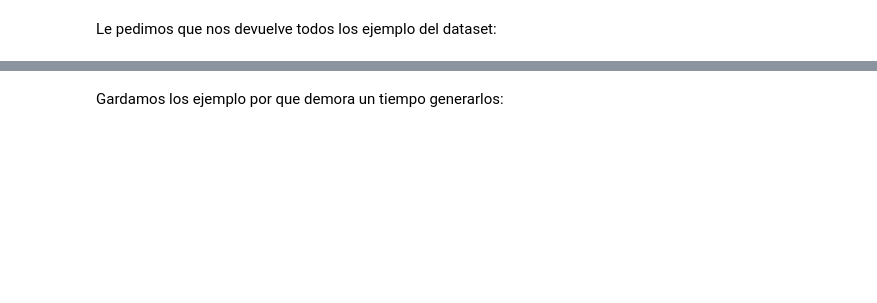
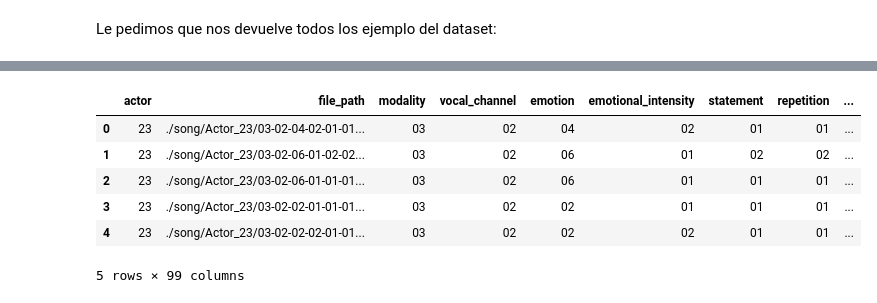
Before and after one commit to magistery-tps/aa-tp2, a Jupyter notebook: notebooks/generar-dataset.ipynb, the cells around one changed output, grey strips where cells are left out. Saved outputs shown, nothing was run; the diff lists cells and outputs as text; code cells hidden in the pictures; blank space fills up the shorter version.

```diff
--- a/notebooks/generar-dataset.ipynb
+++ b/notebooks/generar-dataset.ipynb
@@ -154,0 +158,2 @@ Dataset alredy downloaded!
+# %%
+song_dataset = Dataset(dataset_name='song')
@@ -168,3 +177,11 @@ examples.head()
 5 rows × 99 columns
-# %% [markdown]
-Gardamos los ejemplo por que demora un tiempo generarlos:
+# %%
+song_examples.head()
+# %% [output]
+|  | actor | file_path | modality | vocal_channel | emotion | emotional_intensity | statement | repetition | ... |
+| 0 | 23 | ./song/Actor_23/03-02-04-02-01-01... | 03 | 02 | 04 | 02 | 01 | 01 | ... |
+| 1 | 23 | ./song/Actor_23/03-02-06-01-02-02... | 03 | 02 | 06 | 01 | 02 | 02 | ... |
+| 2 | 23 | ./song/Actor_23/03-02-06-01-01-01... | 03 | 02 | 06 | 01 | 01 | 01 | ... |
+| 3 | 23 | ./song/Actor_23/03-02-02-01-01-01... | 03 | 02 | 02 | 01 | 01 | 01 | ... |
+| 4 | 23 | ./song/Actor_23/03-02-02-02-01-01... | 03 | 02 | 02 | 02 | 01 | 01 | ... |
+5 rows × 99 columns
```
Also changed, not shown: parts of 18 cells of this notebook, 3 other files.
